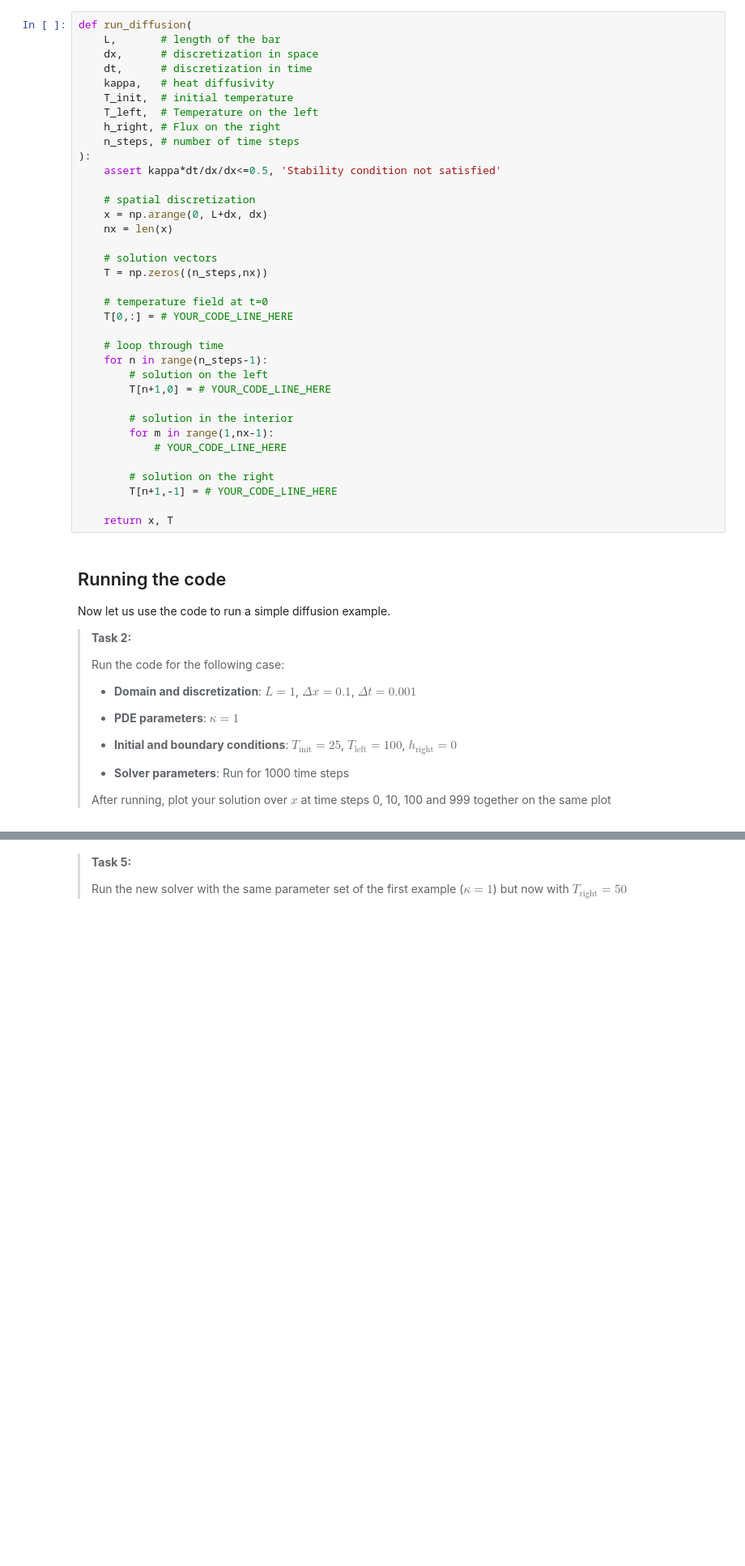
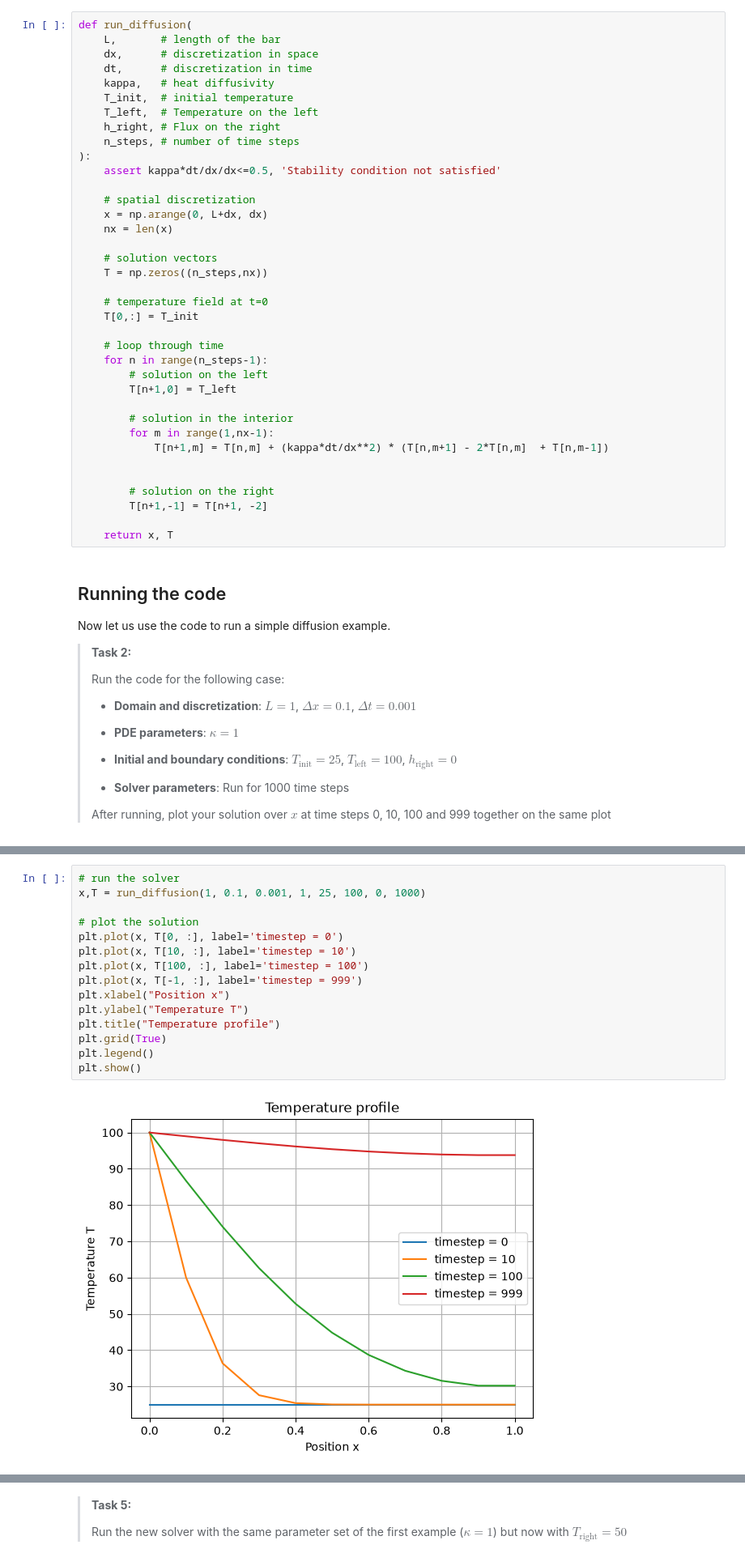
Before and after one commit to Wiggy-020/PA2.1, a Jupyter notebook: 1_functional.ipynb, the cells around one changed output, grey strips where cells are left out. Shown at 81% size. Cells and saved outputs as stored; diff of their text form; blank space fills up the shorter version.

```diff
--- a/1_functional.ipynb
+++ b/1_functional.ipynb
@@ -32,19 +32,20 @@ def run_diffusion(
     T = np.zeros((n_steps,nx))
 
     # temperature field at t=0
-    T[0,:] = # YOUR_CODE_LINE_HERE
+    T[0,:] = T_init
 
     # loop through time
     for n in range(n_steps-1):
         # solution on the left
-        T[n+1,0] = # YOUR_CODE_LINE_HERE
+        T[n+1,0] = T_left
 
         # solution in the interior
         for m in range(1,nx-1):
-            # YOUR_CODE_LINE_HERE
+            T[n+1,m] = T[n,m] + (kappa*dt/dx**2) * (T[n,m+1] - 2*T[n,m]  + T[n,m-1])
+
 
         # solution on the right
-        T[n+1,-1] = # YOUR_CODE_LINE_HERE
+        T[n+1,-1] = T[n+1, -2]
 
     return x, T
 # %% [markdown]
@@ -74,3 +69,20 @@ x,T = # YOUR_CODE_LINE_HERE
+# %%
+# run the solver
+x,T = run_diffusion(1, 0.1, 0.001, 1, 25, 100, 0, 1000)
+
+# plot the solution
+plt.plot(x, T[0, :], label='timestep = 0')
+plt.plot(x, T[10, :], label='timestep = 10')
+plt.plot(x, T[100, :], label='timestep = 100')
+plt.plot(x, T[-1, :], label='timestep = 999')
+plt.xlabel("Position x")
+plt.ylabel("Temperature T")
+plt.title("Temperature profile")
+plt.grid(True)
+plt.legend()
+plt.show()
+# %% [output]
+[figure, added]
 # %% [markdown]
 > See how even though the parameters can be neatly organized into the four logical groups above? Nevertheless, **they all get jammed together in the same function call** and the best we can do is to order them in some sensible way.
 
```
Also changed, not shown: parts of 7 cells of this notebook, 1 other file.
